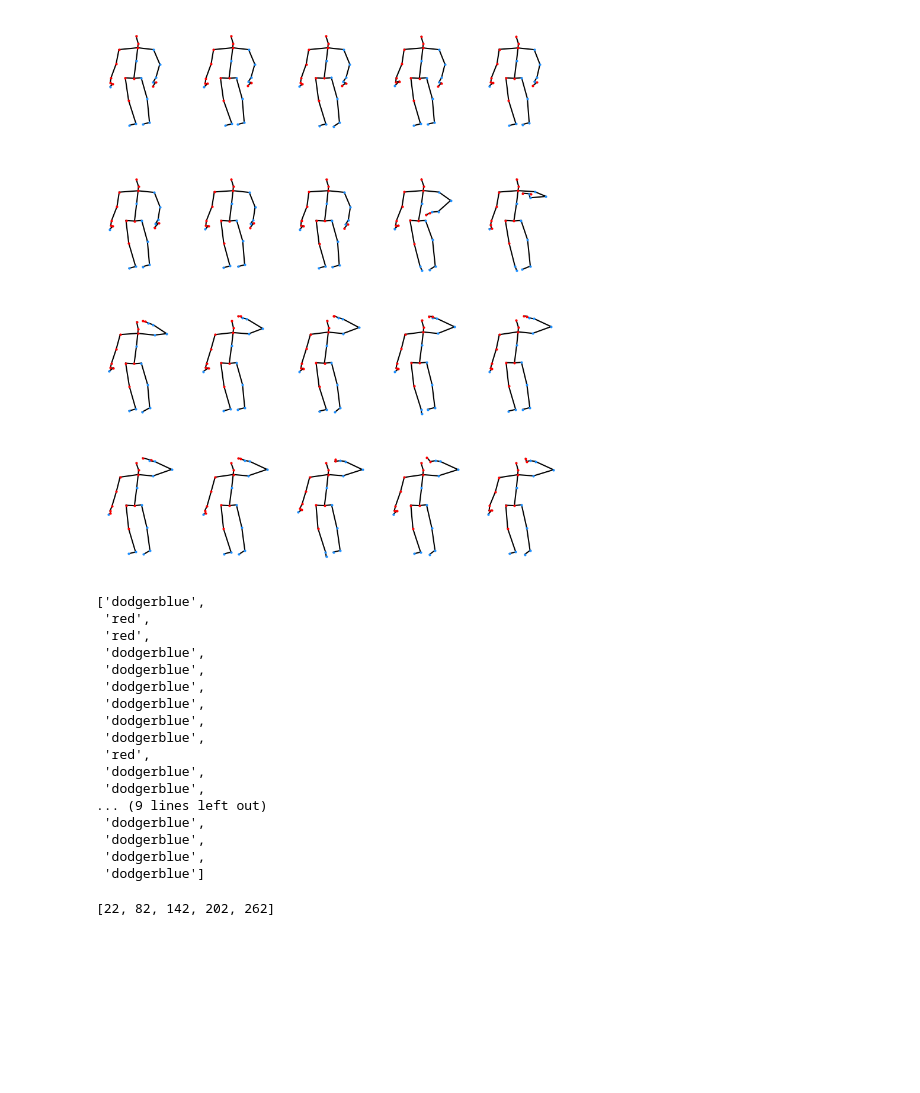
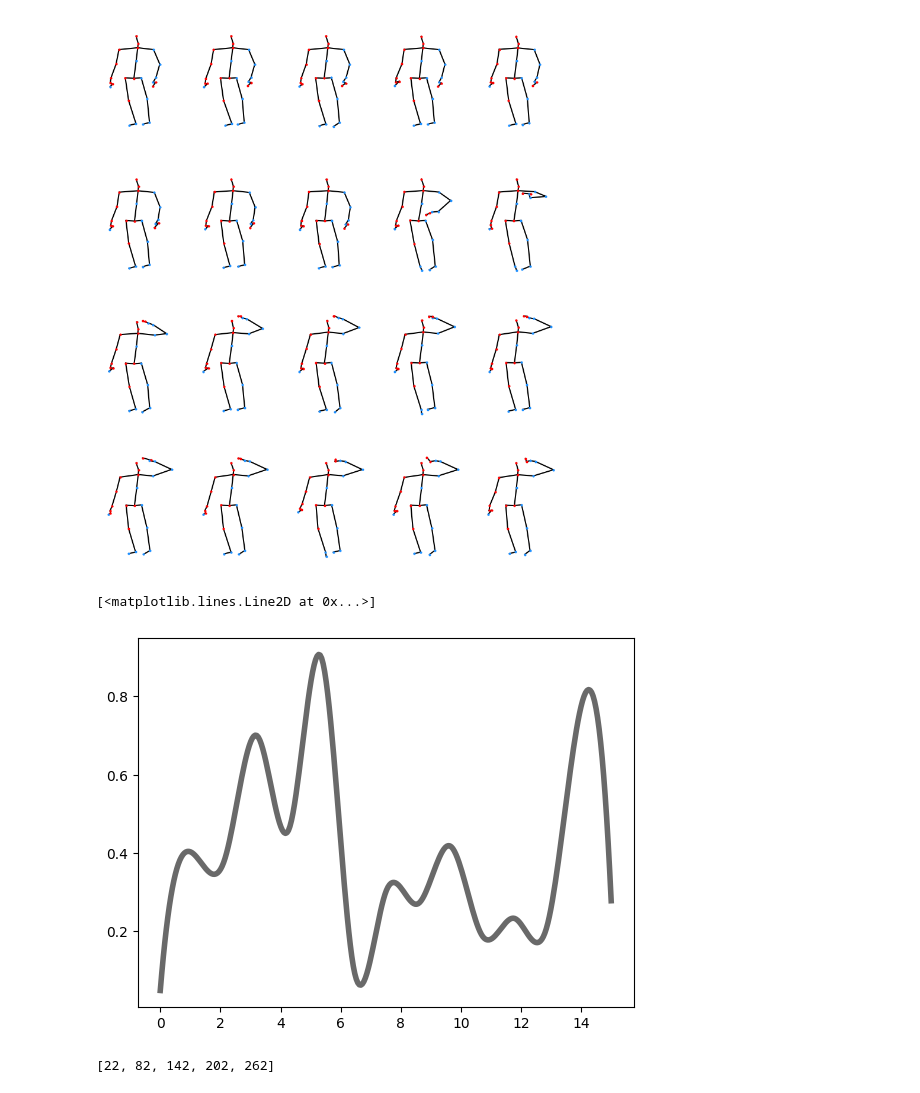
Before and after one commit to Ruizhuo-Xu/SKeleton2vec-code, a Jupyter notebook: visualization.ipynb, the cells around one changed output. Cells and saved outputs as stored; diff of their text form; code cells hidden in the pictures; blank space fills up the shorter version.

```diff
--- a/visualization.ipynb
+++ b/visualization.ipynb
@@ -1055,50 +1045,40 @@ visualize_2d_skeleton(skeleton[:, :40, :, :],
 # %% [output]
 label:salute
 [figure]
-# %%
-point_colors_ = ['dodgerblue',
- 'red',
- 'red',
- 'dodgerblue',
- 'dodgerblue',
- 'dodgerblue',
- 'dodgerblue',
- 'dodgerblue',
- 'dodgerblue',
- 'red',
- 'dodgerblue',
- 'dodgerblue',
- 'red',
- 'red',
- 'red',
- 'red',
- 'dodgerblue',
- 'dodgerblue',
- 'dodgerblue',
- 'dodgerblue',
- 'dodgerblue',
- 'dodgerblue',
- 'dodgerblue',
- 'dodgerblue',
- 'dodgerblue']
-# %% [output]
-['dodgerblue',
- 'red',
- 'red',
- 'dodgerblue',
- 'dodgerblue',
- 'dodgerblue',
- 'dodgerblue',
- 'dodgerblue',
- 'dodgerblue',
- 'red',
- 'dodgerblue',
- 'dodgerblue',
-... (9 lines left out)
- 'dodgerblue',
- 'dodgerblue',
- 'dodgerblue',
- 'dodgerblue']
+# %%
+import numpy as np
+import matplotlib.pyplot as plt
+from scipy.interpolate import make_interp_spline
+#曲线平滑处理
+
+# 生成数据
+num = 15
+x = np.linspace(0, num, num)
+# y = np.sin(x)
+y = np.random.rand(num) * 0.5
+y[1] = 0.4; y[3] = 0.70; y[5] = 0.9; y[7] = 0.30; y[-2] = 0.75
+m = make_interp_spline(x, y)
+xs = np.linspace(0, num, 300)
+ys = m(xs)
+plt.plot(xs, ys, color='dimgray', linewidth=4)
+
+# # 绘制平滑曲线
+# plt.plot(x, y, label='sin(x)', linewidth=2)
+# # plt.plot(x, y, 'o', color='red')
+
+# # 添加标题和标签
+# plt.title('Smooth Curve')
+# plt.xlabel('x')
+# plt.ylabel('y')
+
+# # 显示图例
+# plt.legend()
+
+# # 显示图形
+# plt.show()
+# %% [output]
+[<matplotlib.lines.Line2D at 0x...>]
+[figure, added]
 # %%
 labels
 # %% [output]
```
Also changed, not shown: parts of 1 cell of this notebook, 13 other files.
